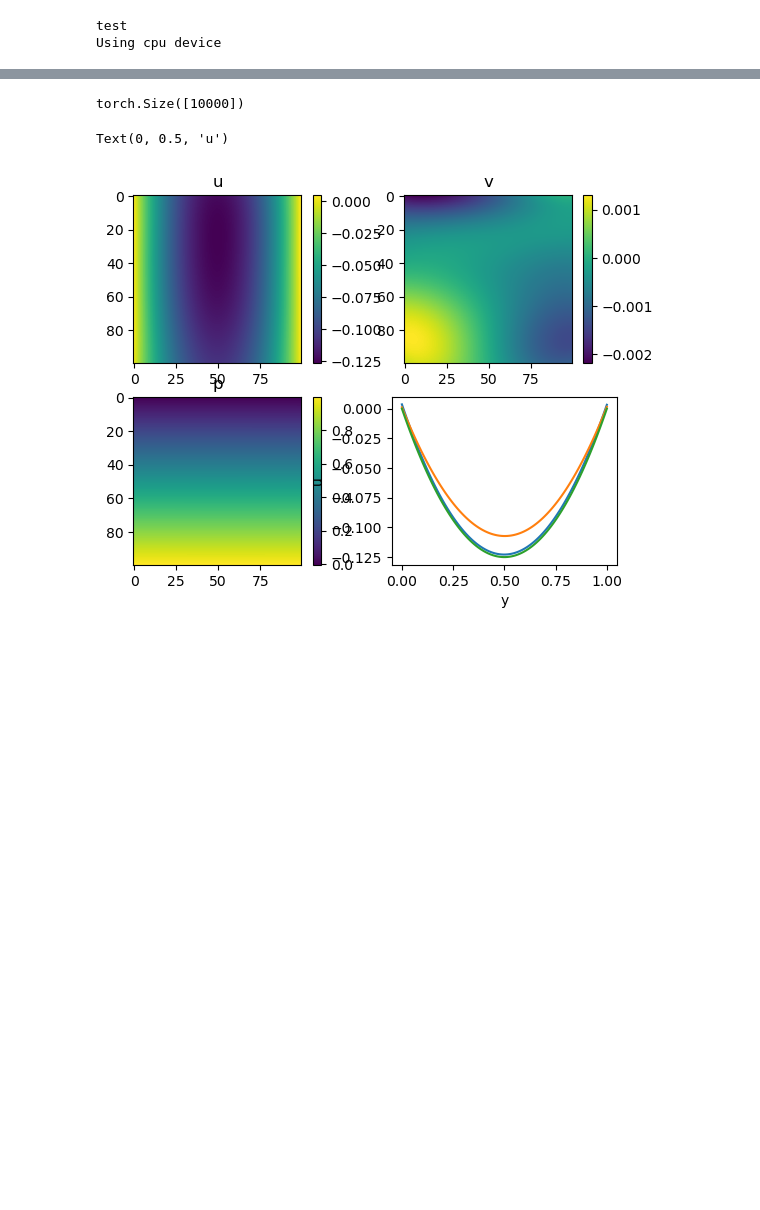
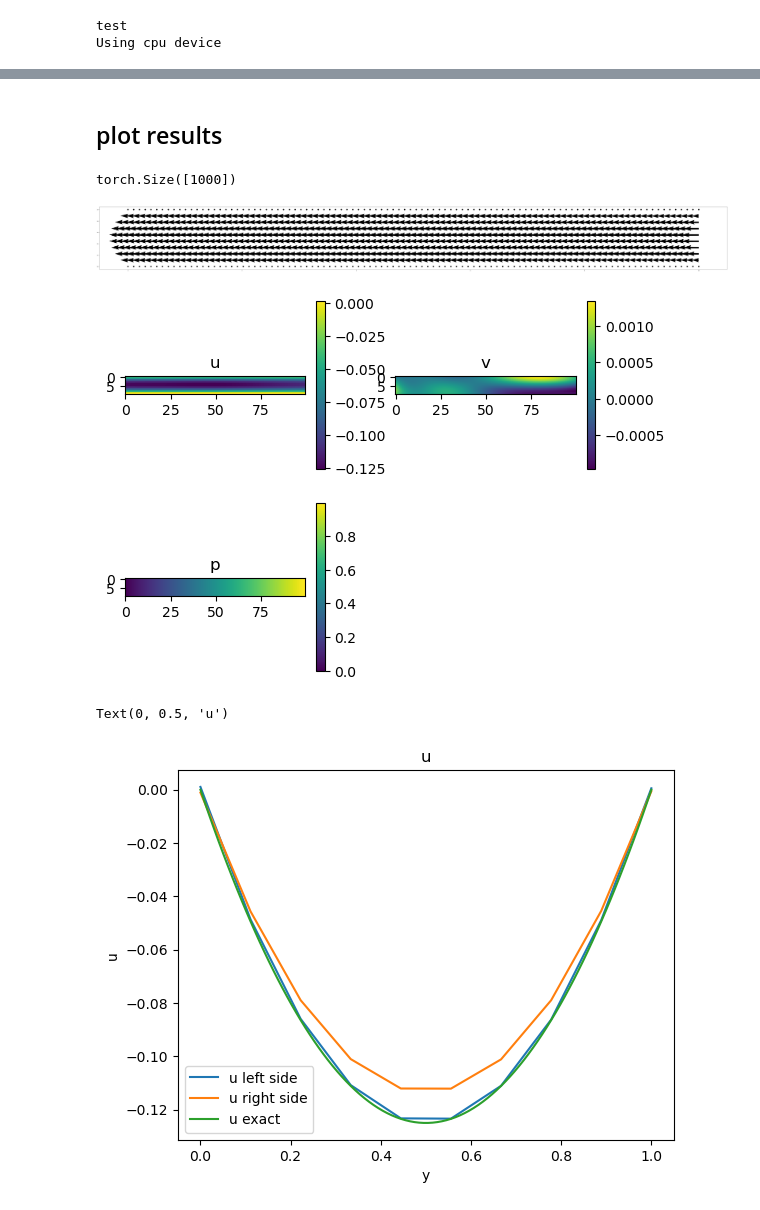
Before and after one commit to jule31415/PINN-Vortrag, a Jupyter notebook: navierstokes.ipynb, the cells around one changed output, grey strips where cells are left out. Saved outputs shown, nothing was run; the diff lists cells and outputs as text; code cells hidden in the pictures; blank space fills up the shorter version.

```diff
--- a/navierstokes.ipynb
+++ b/navierstokes.ipynb
@@ -160,40 +159,51 @@ tens
+# %% [markdown]
+## plot results
 # %%
 
 t_bc=np.zeros(1)
 x_bc=np.linspace(0,10,100)
-y_bc=np.linspace(0,1,100)
+y_bc=np.linspace(0,1,10)
 t_bcm,x_bcm, y_bcm=np.meshgrid(t_bc,x_bc,y_bc)
-t_bcm=np.reshape(t_bcm,(10000,1))
-x_bcm=np.reshape(x_bcm,(10000,1))
-y_bcm=np.reshape(y_bcm,(10000,1))
+t_bcm=np.reshape(t_bcm,(1000,1))
+x_bcm=np.reshape(x_bcm,(1000,1))
+y_bcm=np.reshape(y_bcm,(1000,1))
 pt_t_bc= Variable(torch.from_numpy(t_bcm).float(), requires_grad=True).to(device)
 pt_x_bc= Variable(torch.from_numpy(x_bcm).float(), requires_grad=True).to(device)
 pt_y_bc= Variable(torch.from_numpy(y_bcm).float(), requires_grad=True).to(device)
 psi=model(pt_t_bc,pt_x_bc,pt_y_bc)[:,0]
 print(np.shape(psi))
 p=model(pt_t_bc,pt_x_bc,pt_y_bc)[:,1]
 u = torch.autograd.grad(psi.sum(), pt_y_bc, create_graph=True)[0]
 v = -torch.autograd.grad(psi.sum(), pt_x_bc, create_graph=True)[0]
+plt.quiver(x_bcm,y_bcm,u.detach().numpy().reshape((10,100)),v.detach().numpy().reshape((10,100)))
+fig=plt.gcf()
+fig.set_size_inches(100,10)
+plt.show()
 plt.subplot(2,2,1)
-plt.imshow(u.detach().numpy().reshape((100,100)))
+plt.imshow(u.detach().numpy().reshape((100,10)).T)
 plt.title('u')
 plt.colorbar()
 plt.subplot(2,2,2)
-plt.imshow(v.detach().numpy().reshape((100,100)))
+plt.imshow(v.detach().numpy().reshape((100,10)).T)
 plt.title('v')
 plt.colorbar()
 plt.subplot(2,2,3)
-plt.imshow(p.detach().numpy().reshape((100,100)))
+plt.imshow(p.detach().numpy().reshape((100,10)).T)
 plt.title('p')
 plt.colorbar()
-plt.subplot(2,2,4)
-plt.plot(np.linspace(0,1,100),u.detach().numpy().reshape((100,100))[0,:])
-plt.plot(np.linspace(0,1,100),u.detach().numpy().reshape((100,100))[-1,:])
+plt.show()
+plt.title('u')
+plt.plot(np.linspace(0,1,10),u.detach().numpy().reshape((100,10))[0,:])
+plt.plot(np.linspace(0,1,10),u.detach().numpy().reshape((100,10))[-1,:])
 plt.plot(np.linspace(0,1,100),(np.linspace(0,1,100)-0.5)**2*0.5-0.125)
+plt.legend(['u left side','u right side', 'u exact'])
+fig.set_size_inches(20,20)
 plt.xlabel('y')
 plt.ylabel('u')
 #plt.plot(t_test, np.sin(t_test))
 # %% [output]
-torch.Size([10000])
+torch.Size([1000])
+[figure, new version]
+[figure, added]
 Text(0, 0.5, 'u')
-[figure, old version]
+[figure, added]
```
Also changed, not shown: parts of 4 cells of this notebook, 2 other files.
